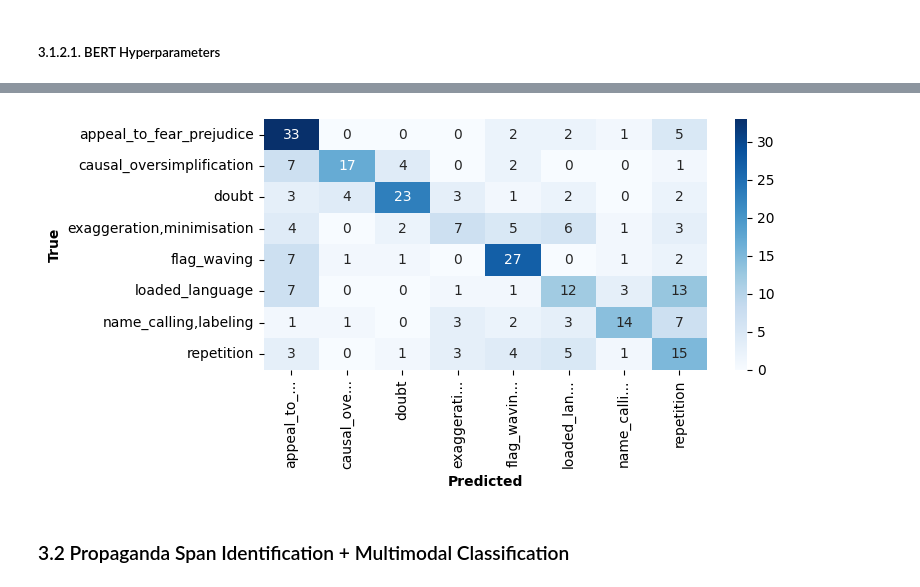
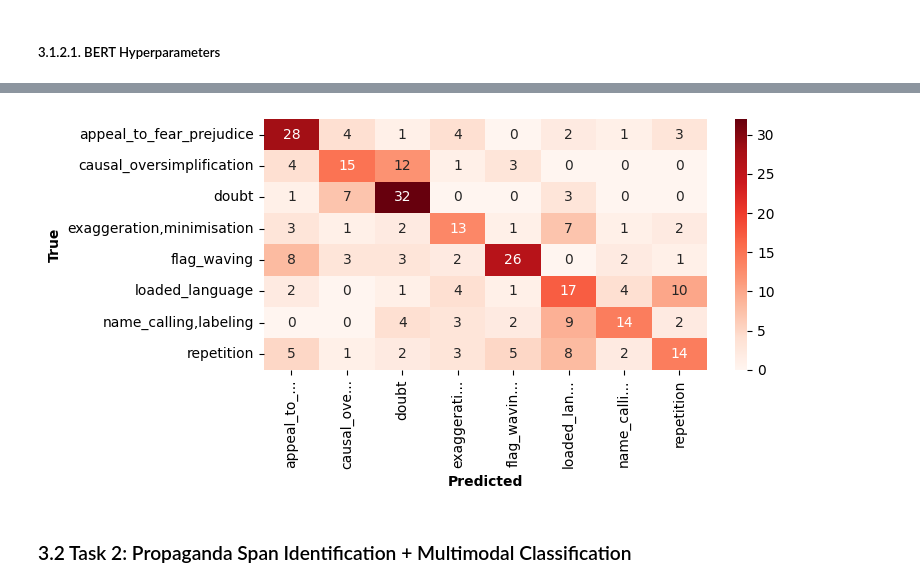
Before and after one commit to CharlieHomewood/advanced-nlp-coursework, a Jupyter notebook: adv_nlp_coursework.ipynb, the cells around one changed output, grey strips where cells are left out. Saved outputs shown, nothing was run; the diff lists cells and outputs as text; code cells hidden in the pictures.

```diff
--- a/adv_nlp_coursework.ipynb
+++ b/adv_nlp_coursework.ipynb
@@ -314,0 +266,5 @@ Snippet features: ['autonomous', 'impossible', 'autonomy', 'aliens', 'that']
+# %%
+classifier=MultinomialNB()
+classifier.fit(X_train_concatenated_vectors, propaganda_only_train_df["label"])
+y_pred = classifier.predict(X_test_concatenated_vectors)
+y_true = propaganda_only_test_df["label"]
@@ -321,16 +397,19 @@ batch_size = 8
 learning_rate = 1e-5
 num_epochs = 5
 pretrained_bert_model = "distilbert-base-uncased"
-validation_set_size = 0.1
+validation_set_size = 0.2
+weight_decay = 0.1
 # %%
 train_dataset = Dataset.from_pandas(propaganda_only_train_df[["label", "tagged_in_context"]])
 test_dataset = Dataset.from_pandas(propaganda_only_test_df[["label", "tagged_in_context"]])
 # %%
+set_seed(seed)
+
 unique_labels = sorted(propaganda_only_train_df["label"].unique())
 label2id = {label: i for i, label in enumerate(unique_labels)}
 id2label = {i: label for i, label in enumerate(unique_labels)}
 
-tokeniser = BertTokenizer.from_pretrained(pretrained_bert_model)
+tokeniser = AutoTokenizer.from_pretrained(pretrained_bert_model)
 
 special_tokens = {"additional_special_tokens": ["<BOS>", "<EOS>"]}
 tokeniser.add_special_tokens(special_tokens)
@@ -343,4 +422,6 @@ model = AutoModelForSequenceClassification.from_pretrained(
 )
 
 model.resize_token_embeddings(len(tokeniser))
+
+model = model.to(device)
 # %% [output]
@@ -420,8 +521,18 @@ test_loader = DataLoader(
 )
 # %%
-optimiser = AdamW(model.parameters(), lr=learning_rate)
+set_seed(seed)
 
-model = model.to(device)
+losses_dict = {
+    "epoch": [],
+    "train": [],
+    "validation": []
+}
+
+optimiser = AdamW(
+    params=model.parameters(),
+    lr=learning_rate,
+    weight_decay=weight_decay
+)
 
 for epoch in range(num_epochs):
     model.train()
@@ -459,11 +570,15 @@ for epoch in range(num_epochs):
             val_true.extend(batch["labels"].cpu().numpy())
 
     avg_val_loss = val_loss / len(val_loader)
-    val_f1 = f1_score(val_true, val_preds, average="weighted")
+    val_acc = accuracy_score(val_true, val_preds)
+
+    losses_dict["epoch"].append(epoch+1)
+    losses_dict["train"].append(avg_train_loss)
+    losses_dict["validation"].append(avg_val_loss)
 
     print(f"--- Epoch {epoch+1} Results ---")
     print(f"Train Loss: {avg_train_loss:.4f}")
     print(f"Val Loss: {avg_val_loss:.4f}")
-    print(f"Val F1: {val_f1:.4f}\n")
+    print(f"Val Accuracy: {val_acc:.4f}\n")
 # %% [output]
 --- Epoch 1 Results ---
@@ -557,28 +672,28 @@ BERT_classification_report_df
 # %%
 conf_matrix = confusion_matrix(
     test_true,
     test_preds
 )
 
 truncated_class_labels = [str(c)[:10] + "..." if len(c) > 10 else str(c) for c in unique_labels]
 
 plt.figure(figsize=(8,4))
 
 sns.heatmap(
     conf_matrix,
     annot=True,
     xticklabels=truncated_class_labels,
     yticklabels=unique_labels,
-    cmap="Blues"
+    cmap="Reds"
 )
 
 plt.xlabel("Predicted", fontsize=10, fontweight="bold")
 plt.ylabel("True", fontsize=10, fontweight="bold")
 
 plt.tight_layout()
 plt.savefig("figures/BERT_confusion_matrix_plot.png", dpi=600)
 plt.show()
 # %% [output]
-[figure, old version]
+[figure, new version]
 # %% [markdown]
-### 3.2 Propaganda Span Identification + Multimodal Classification
+### 3.2 Task 2: Propaganda Span Identification + Multimodal Classification
```
Also changed, not shown: parts of 59 cells of this notebook, 13 other files.
